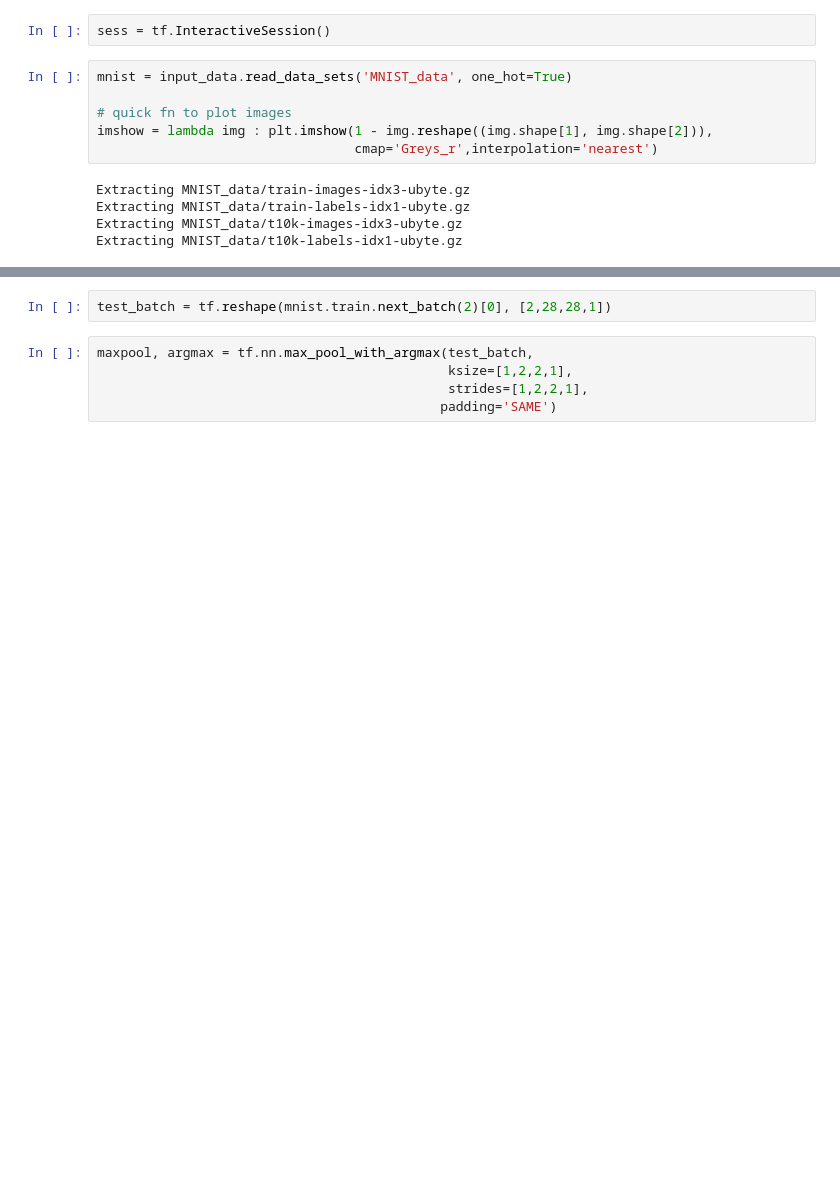
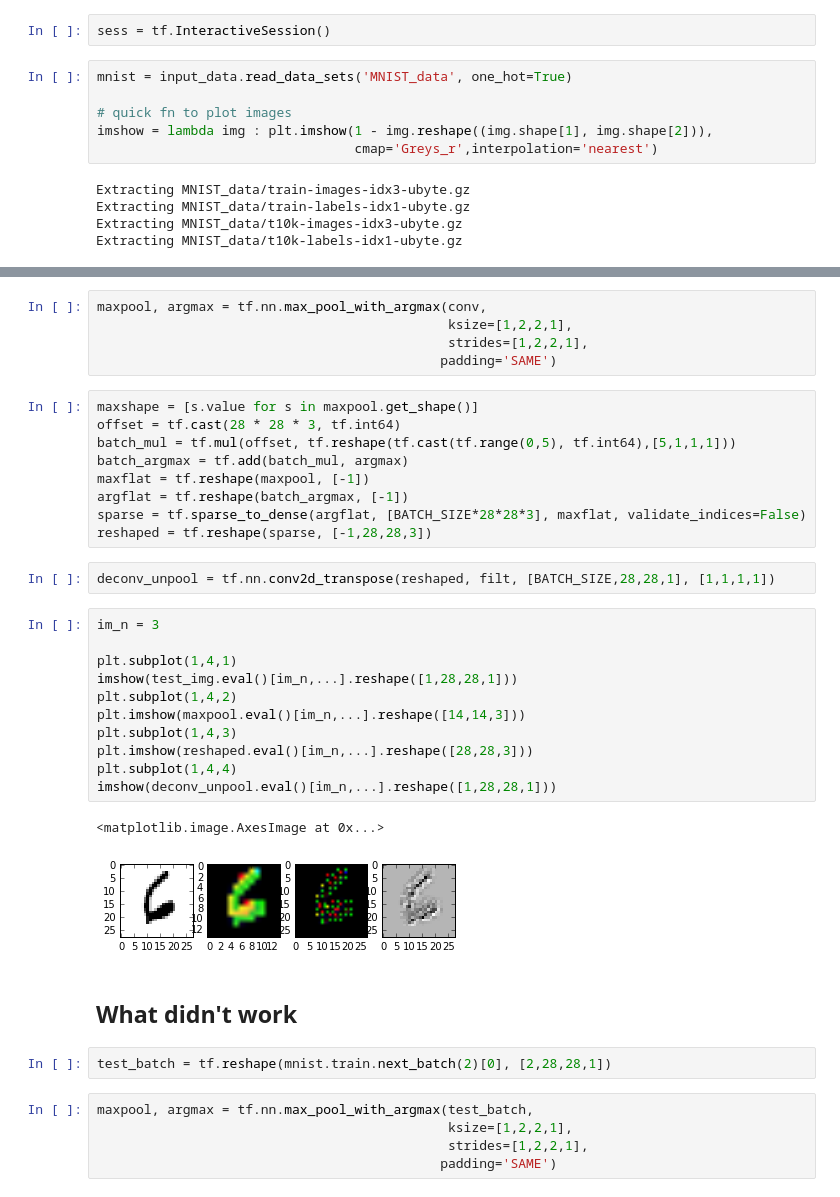
Before and after one commit to mwalton/deep-q-learning, a Jupyter notebook: tf_experiments/tensorflow_deconv.ipynb, the cells around one changed output, grey strips where cells are left out. Cells and saved outputs as stored; diff of their text form; blank space fills up the shorter version.

Commit message:
batch offset on argmax

```diff
--- a/tf_experiments/tensorflow_deconv.ipynb
+++ b/tf_experiments/tensorflow_deconv.ipynb
@@ -18,3 +38,35 @@ Extracting MNIST_data/t10k-labels-idx1-ubyte.gz
+# %%
+maxpool, argmax = tf.nn.max_pool_with_argmax(conv,
+                                             ksize=[1,2,2,1],
+                                             strides=[1,2,2,1],
+                                            padding='SAME')
+# %%
+maxshape = [s.value for s in maxpool.get_shape()]
+offset = tf.cast(28 * 28 * 3, tf.int64)
+batch_mul = tf.mul(offset, tf.reshape(tf.cast(tf.range(0,5), tf.int64),[5,1,1,1]))
+batch_argmax = tf.add(batch_mul, argmax)
+maxflat = tf.reshape(maxpool, [-1])
+argflat = tf.reshape(batch_argmax, [-1])
+sparse = tf.sparse_to_dense(argflat, [BATCH_SIZE*28*28*3], maxflat, validate_indices=False)
+reshaped = tf.reshape(sparse, [-1,28,28,3])
+# %%
+deconv_unpool = tf.nn.conv2d_transpose(reshaped, filt, [BATCH_SIZE,28,28,1], [1,1,1,1])
+# %%
+im_n = 3
+
+plt.subplot(1,4,1)
+imshow(test_img.eval()[im_n,...].reshape([1,28,28,1]))
+plt.subplot(1,4,2)
+plt.imshow(maxpool.eval()[im_n,...].reshape([14,14,3]))
+plt.subplot(1,4,3)
+plt.imshow(reshaped.eval()[im_n,...].reshape([28,28,3]))
+plt.subplot(1,4,4)
+imshow(deconv_unpool.eval()[im_n,...].reshape([1,28,28,1]))
+# %% [output]
+<matplotlib.image.AxesImage at 0x...>
+[figure, added]
+# %% [markdown]
+## What didn't work
 # %%
 test_batch = tf.reshape(mnist.train.next_batch(2)[0], [2,28,28,1])
 # %%
```
Also changed, not shown: parts of 10 cells of this notebook.
